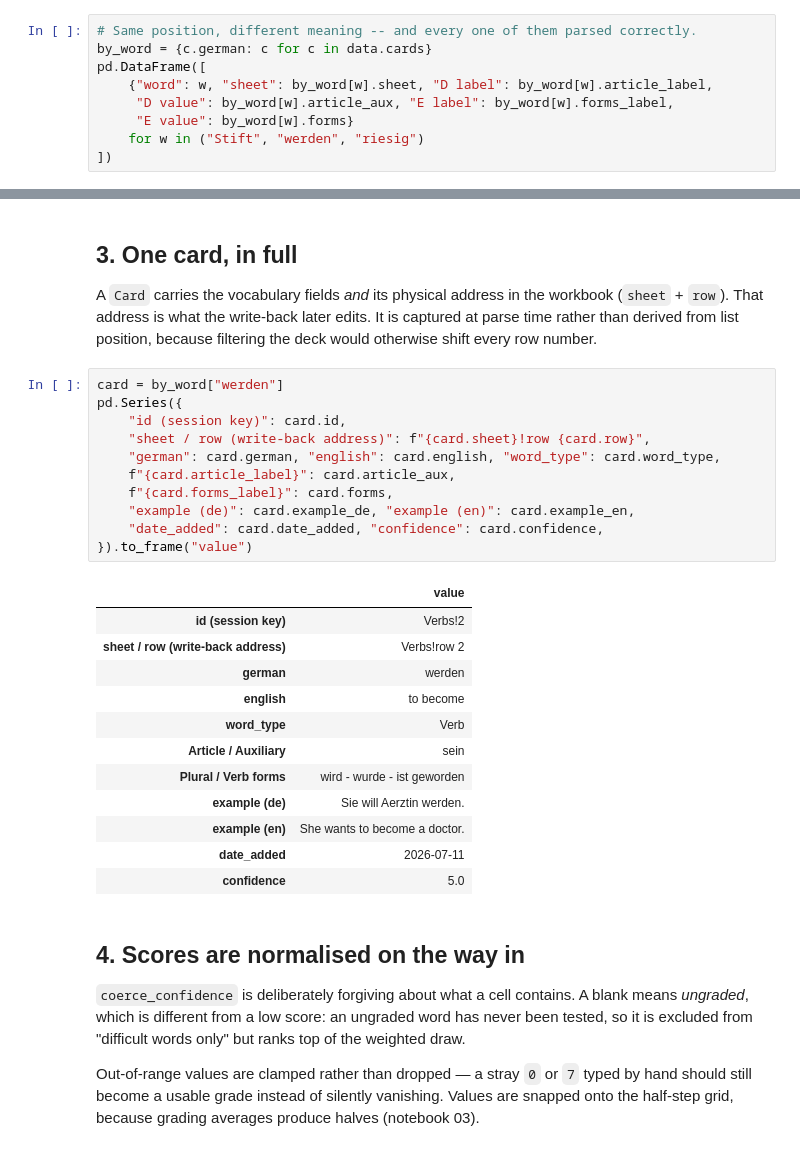
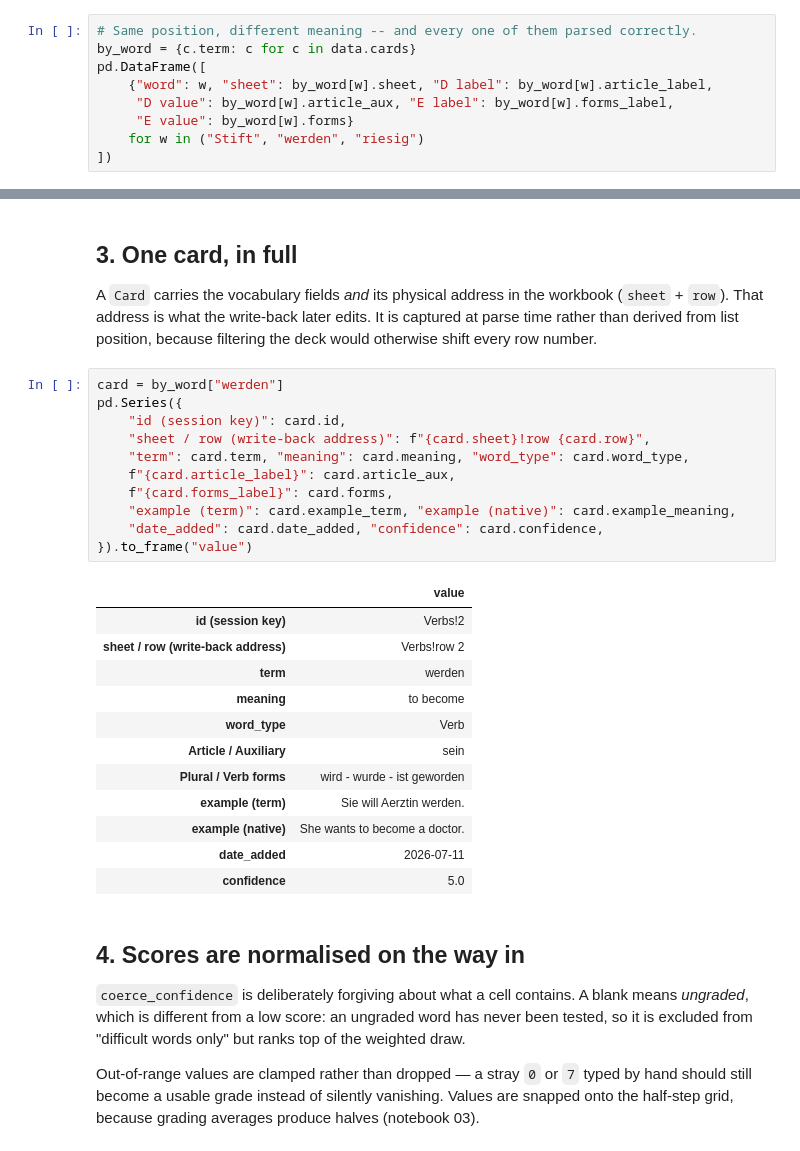
Before and after one commit to Fazel-AVB/language_flashcards, a Jupyter notebook: experiments/01_reading_the_workbook.ipynb, the cells around one changed output, grey strips where cells are left out. Cells and saved outputs as stored; diff of their text form.

```diff
--- a/experiments/01_reading_the_workbook.ipynb
+++ b/experiments/01_reading_the_workbook.ipynb
@@ -102,7 +102,7 @@ labels
 | 5 | Feelings & Abstract | Article | Plural |
 # %%
 # Same position, different meaning -- and every one of them parsed correctly.
-by_word = {c.german: c for c in data.cards}
+by_word = {c.term: c for c in data.cards}
 pd.DataFrame([
     {"word": w, "sheet": by_word[w].sheet, "D label": by_word[w].article_label,
      "D value": by_word[w].article_aux, "E label": by_word[w].forms_label,
@@ -124,25 +124,25 @@ otherwise shift every row number.
 # %%
 card = by_word["werden"]
 pd.Series({
     "id (session key)": card.id,
     "sheet / row (write-back address)": f"{card.sheet}!row {card.row}",
-    "german": card.german, "english": card.english, "word_type": card.word_type,
+    "term": card.term, "meaning": card.meaning, "word_type": card.word_type,
     f"{card.article_label}": card.article_aux,
     f"{card.forms_label}": card.forms,
-    "example (de)": card.example_de, "example (en)": card.example_en,
+    "example (term)": card.example_term, "example (native)": card.example_meaning,
     "date_added": card.date_added, "confidence": card.confidence,
 }).to_frame("value")
 # %% [output]
 |  | value |
 | id (session key) | Verbs!2 |
 | sheet / row (write-back address) | Verbs!row 2 |
-| german | werden |
-| english | to become |
+| term | werden |
+| meaning | to become |
 | word_type | Verb |
 | Article / Auxiliary | sein |
 | Plural / Verb forms | wird - wurde - ist geworden |
-| example (de) | Sie will Aerztin werden. |
-| example (en) | She wants to become a doctor. |
+| example (term) | Sie will Aerztin werden. |
+| example (native) | She wants to become a doctor. |
 | date_added | 2026-07-11 |
 | confidence | 5.0 |
 # %% [markdown]
```
Also changed, not shown: parts of 2 cells of this notebook, 16 other files.
